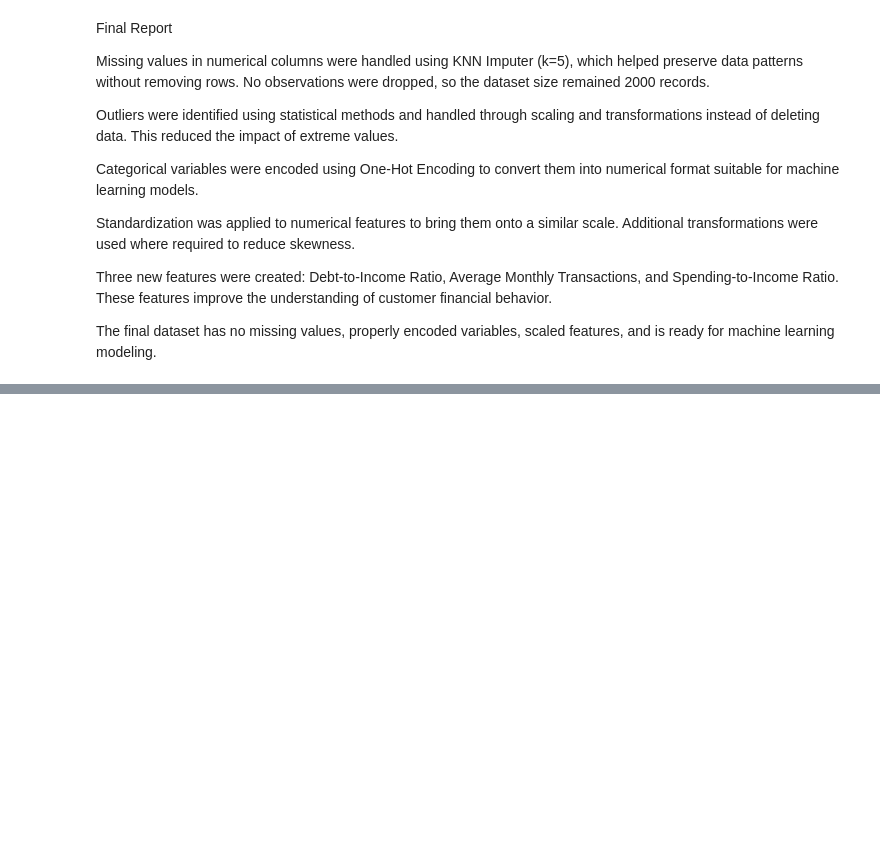
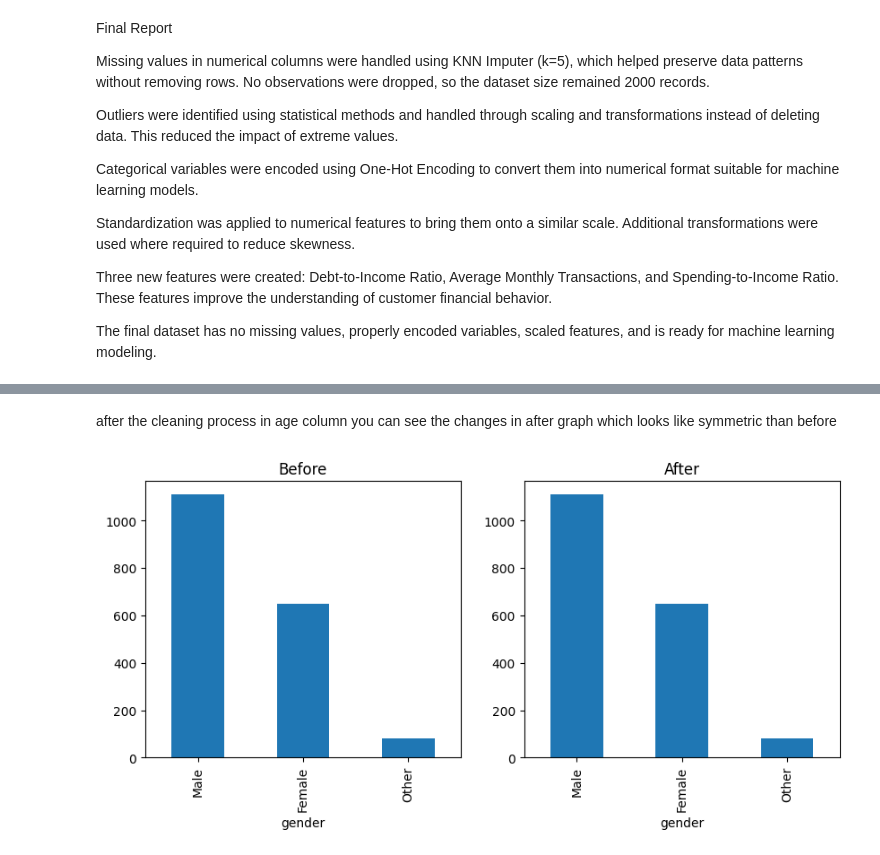
Before and after one commit to Mukesh8109/data-exm2, a Jupyter notebook: finalexm1.ipynb, the cells around one changed output, grey strips where cells are left out. Cells and saved outputs as stored; diff of their text form; code cells hidden in the pictures; blank space fills up the shorter version.

```diff
--- a/finalexm1.ipynb
+++ b/finalexm1.ipynb
@@ -305,0 +352,18 @@ The final dataset has no missing values, properly encoded variables, scaled feat
+# %% [markdown]
+after the cleaning process in age column you can see the changes in after graph which looks like symmetric than before
+# %%
+import matplotlib.pyplot as plt
+
+plt.figure(figsize=(10,4))
+
+plt.subplot(1,2,1)
+df_before['gender'].value_counts().plot(kind='bar')
+plt.title("Before")
+
+plt.subplot(1,2,2)
+df_after['gender'].value_counts().plot(kind='bar')
+plt.title("After")
+
+plt.show()
+# %% [output]
+[figure, added]
```
Also changed, not shown: parts of 15 cells of this notebook, 1 other file.
